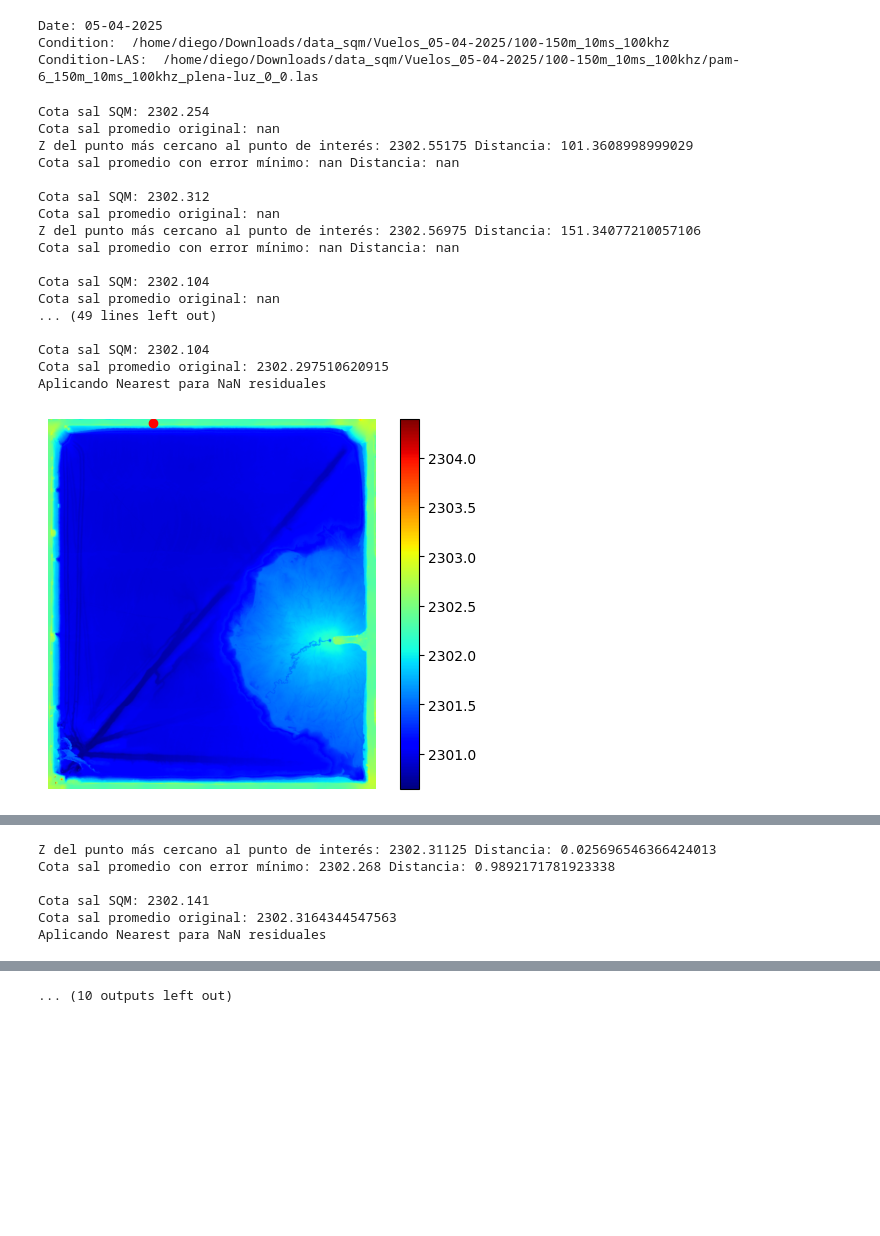
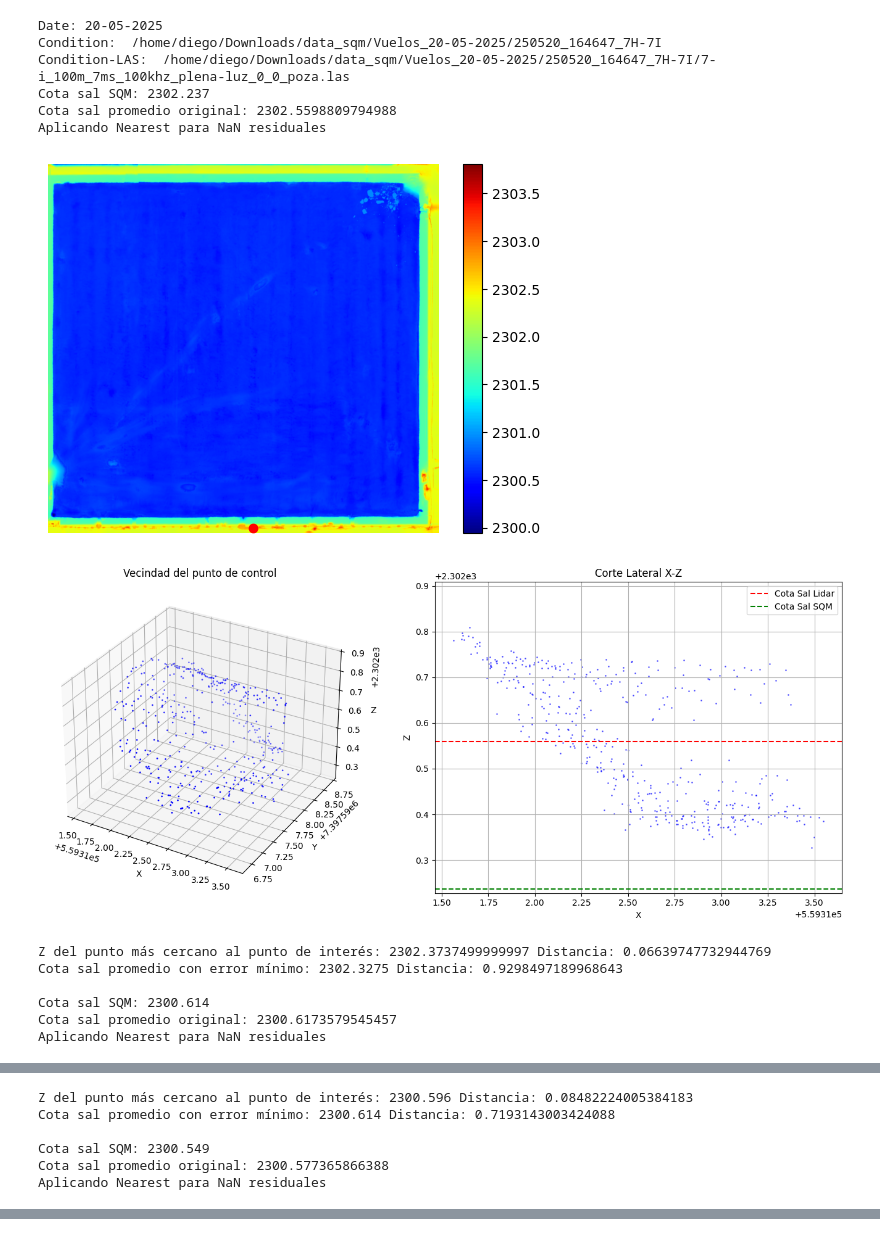
Before and after one commit to Kauel-Chile/sqm_batimetria, a Jupyter notebook: points_comparation_actual.ipynb, the cells around one changed output, grey strips where cells are left out. Drawn from its saved outputs; the diff is of its cells as text; code cells hidden in the pictures; blank space fills up the shorter version.

```diff
--- a/points_comparation_actual.ipynb
+++ b/points_comparation_actual.ipynb
@@ -259,3 +259,6 @@ def generate_dem(points, rasante, x_interest, y_interest):
         dem_filled[residual_nan] = nearest_interp(grid_x[residual_nan], grid_y[residual_nan])
 
     return dem_filled, new_x_interest, new_y_interest
+# %%
+dates = list(pozas.keys())[3:]
+print(dates)
@@ -268,9 +273,7 @@ from mpl_toolkits.mplot3d import Axes3D
 import math
 import cv2
 
-dates = list(pozas.keys())
-
-for date in dates[0:]:
+for date in dates:
     print('Date:', date)
     main_path = f"/home/diego/Downloads/data_sqm/Vuelos_{date}/*"
     CONDITION_PATHS = glob.glob(main_path)
@@ -310,6 +313,7 @@ for date in dates[0:]:
                 point_of_interest = np.array([xi, yi])
                 indices = kdtree.query_ball_point(point_of_interest, radius)
                 selected_z = z[indices]
+                xa, ya = x[indices], y[indices]
                 # z diffs
                 diffs = np.abs(selected_z - cota_sal_sqm)
                 # find the index of the minimum difference
@@ -329,51 +333,72 @@ for date in dates[0:]:
                 print(f'Cota sal SQM: {cota_sal_sqm}')
                 print(f'Cota sal promedio original: {cota_sal_promedio_original}')
                 # If cota sal promedio original is not nan
                 if not math.isnan(cota_sal_promedio_original):
                     ## Create DEM
                     dem, new_xi, new_yi = generate_dem(roi_points, 0, xi, yi)
 
                     ## Save DEM png OPTINAL
                     plt.imshow(dem, cmap='jet')
                     plt.plot(new_xi,new_yi,'ro')
                     plt.colorbar()
                     plt.axis('off')
                     plt.show()
 
                     del dem
                     gc.collect()
 
+                    # Configuración de la figura con dos subplots
+                    fig = plt.figure(figsize=(14, 6))
+
+                    # Gráfico 3D
+                    ax1 = fig.add_subplot(121, projection='3d')
+                    ax1.set_zlim(selected_z.min() - 0.1, selected_z.max() + 0.1)
+
+                    ax1.scatter(xa, ya, selected_z, c='blue', s=1)
+                    ax1.set_title(f'Vecindad del punto de control')
+                    ax1.set_xlabel('X')
+                    ax1.set_ylabel('Y')
+                    ax1.set_zlabel('Z')
+
+                    # Corte lateral (X-Z)
+                    ax2 = fig.add_subplot(122)
+                    ax2.set_ylim(selected_z.min() - 0.1, selected_z.max() + 0.1)
+                    ax2.scatter(xa, selected_z, c='blue', s=1, alpha=0.5)
+                    ax2.axhline(cota_sal_promedio_original, color='red', linestyle='--', label='Cota Sal Lidar')
+                    ax2.axhline(cota_sal_sqm, color='green', linestyle='--', label='Cota Sal SQM')
+                    ax2.set_xlabel('X')
+                    ax2.set_ylabel('Z')
+                    ax2.set_title('Corte Lateral X-Z')
+                    ax2.legend()
+                    ax2.grid(True)
+
+                    plt.tight_layout()
+                    plt.show()
+
                 #print(f'Cota sal promedio clipped: {cota_sal_promedio_clipped}')
 
                 # find the nearest point to the point of interest
                 nearest_index = kdtree.query(point_of_interest)[1]
                 nearest_point = points[nearest_index]
                 nearest_z = z[nearest_index]
                 min_distance = np.linalg.norm(nearest_point - point_of_interest)
                 #print(f'Nearest point: {nearest_point}')
                 print(f'Z del punto más cercano al punto de interés: {nearest_z}', f'Distancia: {min_distance}')
                 print(f'Cota sal promedio con error mínimo: {cota_sal_min_error}', f'Distancia: {distance}')
                 print("")
     break
 # %% [output]
-Date: 05-04-2025
-Condition:  /home/diego/Downloads/data_sqm/Vuelos_05-04-2025/100-150m_10ms_100khz
-Condition-LAS:  /home/diego/Downloads/data_sqm/Vuelos_05-04-2025/100-150m_10ms_100khz/pam-6_150m_10ms_100khz_plena-luz_0_0.las
+Date: 20-05-2025
+Condition:  /home/diego/Downloads/data_sqm/Vuelos_20-05-2025/250520_164647_7H-7I
+Condition-LAS:  /home/diego/Downloads/data_sqm/Vuelos_20-05-2025/250520_164647_7H-7I/7-i_100m_7ms_100khz_plena-luz_0_0_poza.las
+Cota sal SQM: 2302.237
+Cota sal promedio original: 2302.5598809794988
+Aplicando Nearest para NaN residuales
+[figure, new version]
+[figure, new version]
-Cota sal SQM: 2302.254
-Cota sal promedio original: nan
-Z del punto más cercano al punto de interés: 2302.55175 Distancia: 101.3608998999029
-Cota sal promedio con error mínimo: nan Distancia: nan
+Z del punto más cercano al punto de interés: 2302.3737499999997 Distancia: 0.06639747732944769
+Cota sal promedio con error mínimo: 2302.3275 Distancia: 0.9298497189968643
 
-Cota sal SQM: 2302.312
-Cota sal promedio original: nan
-Z del punto más cercano al punto de interés: 2302.56975 Distancia: 151.34077210057106
-Cota sal promedio con error mínimo: nan Distancia: nan
-
-Cota sal SQM: 2302.104
-Cota sal promedio original: nan
-... (49 lines left out)
-
-Cota sal SQM: 2302.104
-Cota sal promedio original: 2302.297510620915
+Cota sal SQM: 2300.614
+Cota sal promedio original: 2300.6173579545457
 Aplicando Nearest para NaN residuales
-[figure, old version]
@@ -380,6 +407,6 @@ Aplicando Nearest para NaN residuales
-Z del punto más cercano al punto de interés: 2302.31125 Distancia: 0.025696546366424013
-Cota sal promedio con error mínimo: 2302.268 Distancia: 0.9892171781923338
+Z del punto más cercano al punto de interés: 2300.596 Distancia: 0.08482224005384183
+Cota sal promedio con error mínimo: 2300.614 Distancia: 0.7193143003424088
 
-Cota sal SQM: 2302.141
-Cota sal promedio original: 2302.3164344547563
+Cota sal SQM: 2300.549
+Cota sal promedio original: 2300.577365866388
 Aplicando Nearest para NaN residuales
@@ -447 +423,0 @@ Aplicando Nearest para NaN residuales
-... (10 outputs left out)
```
Also changed, not shown: parts of 2 cells of this notebook, 1 other file.
